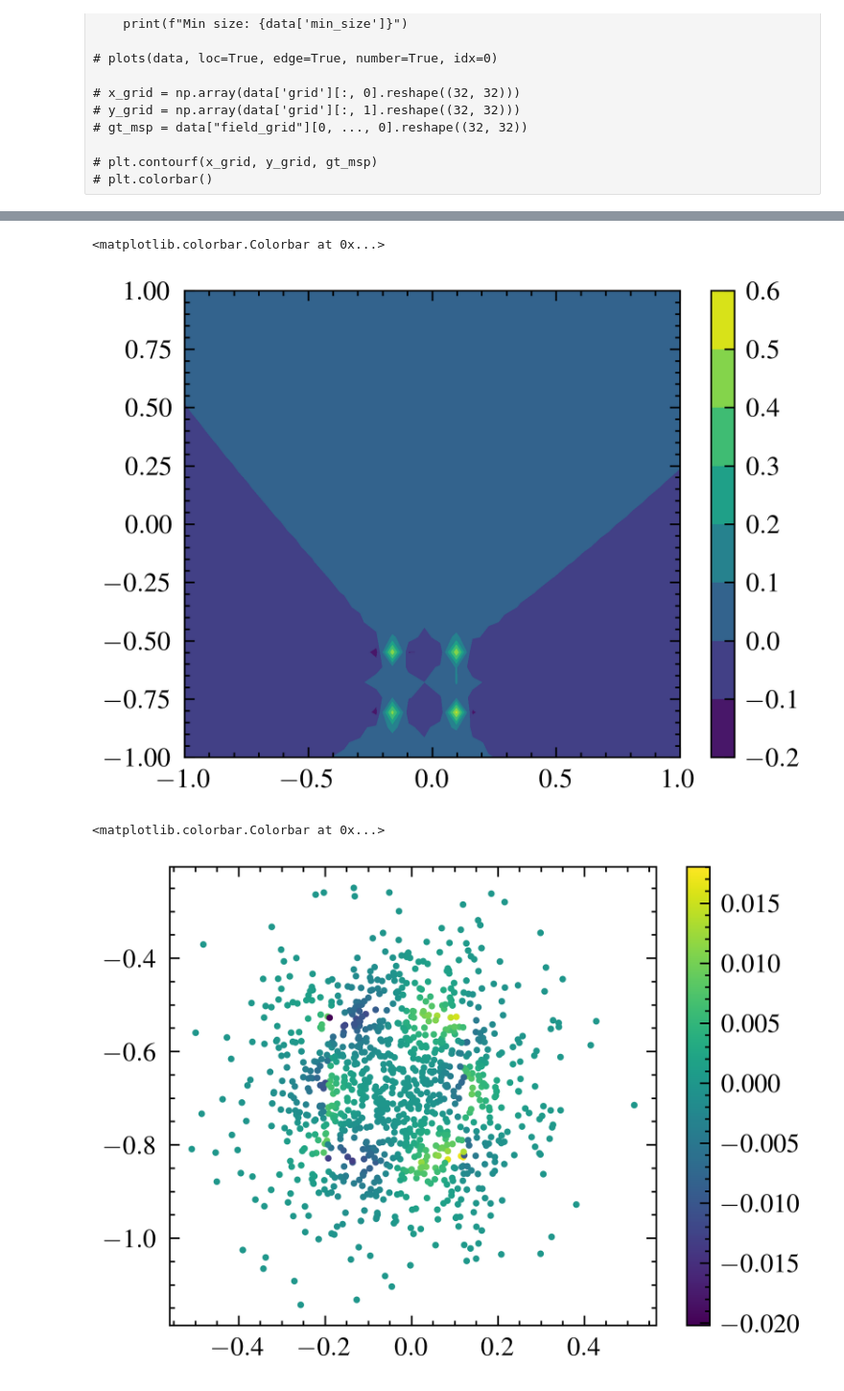
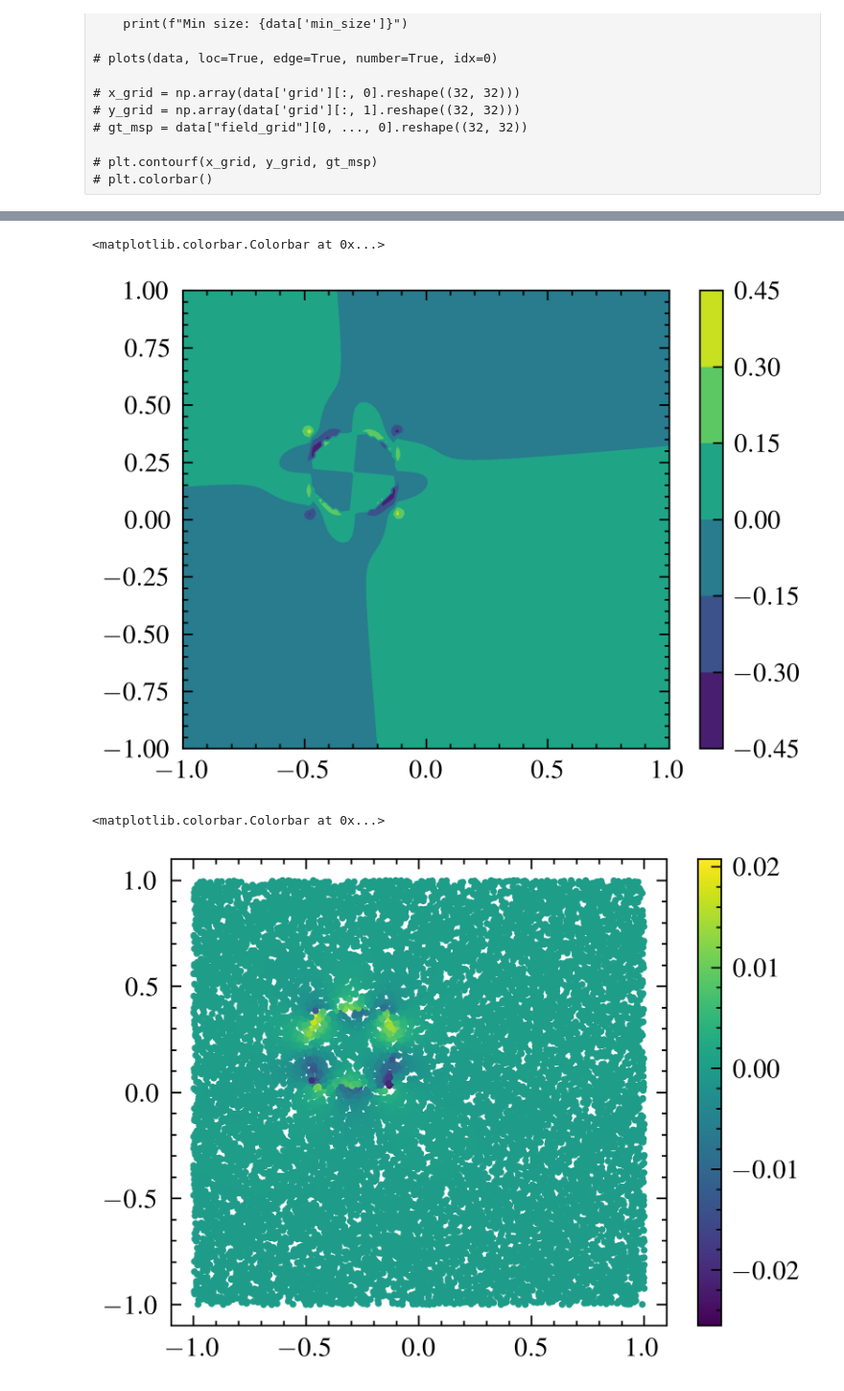
Before and after one commit to cmt-dtu-energy/hypermagnetics, a Jupyter notebook: nbs/check_dataset.ipynb, the cells around one changed output, grey strips where cells are left out. Shown at 96% size. Saved outputs shown, nothing was run; the diff lists cells and outputs as text; code cells hidden in the pictures.

```diff
--- a/nbs/check_dataset.ipynb
+++ b/nbs/check_dataset.ipynb
@@ -28,7 +28,8 @@ for i in [10, 250, 500, 750, 1000, 1250]:
 # plt.contourf(x_grid, y_grid, gt_msp)
 # plt.colorbar()
 # %%
-name = "val_qt_dipole_40_1020_1.h5"
+name = "val_qt_dipole_res128_40_1020_1.h5"
+res = 128
 field_idx = 50
 data = read_db(name)
 nan_count = np.isnan(data["field"]).sum()
@@ -44,16 +45,16 @@ Min size: 0.005018141120672226
 # %%
-x_grid = np.array(data['grid'][:, 0].reshape((32, 32)))
-y_grid = np.array(data['grid'][:, 1].reshape((32, 32)))
-gt_msp = data["field_grid"][field_idx, ..., 0].reshape((32, 32))
+x_grid = np.array(data['grid'][:, 0].reshape((res, res)))
+y_grid = np.array(data['grid'][:, 1].reshape((res, res)))
+gt_msp = data["field_grid"][field_idx, ..., 0].reshape((res, res))
 
 plt.contourf(x_grid, y_grid, gt_msp)
 plt.colorbar()
 # %% [output]
 <matplotlib.colorbar.Colorbar at 0x...>
-[figure, old version]
+[figure, new version]
 # %%
-plt.scatter(data['r'][field_idx,:, 0], data['r'][field_idx,:, 1], c=data["msp"][field_idx, :1024], cmap='viridis', s=1)
+plt.scatter(data['r'][:, 0], data['r'][:, 1], c=data["msp"][field_idx], cmap='viridis', s=1)
 plt.colorbar()
 # %% [output]
 <matplotlib.colorbar.Colorbar at 0x...>
-[figure, old version]
+[figure, new version]
```
Also changed, not shown: parts of 3 cells of this notebook, 6 other files.
